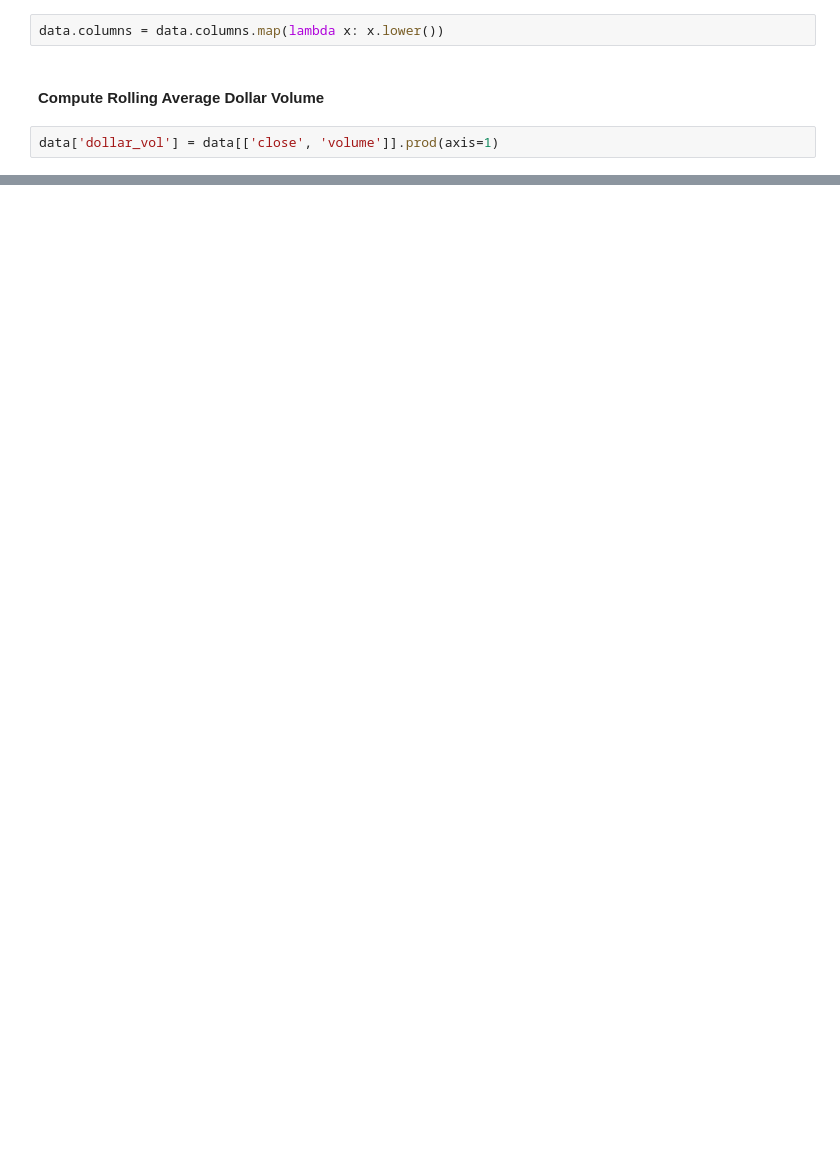
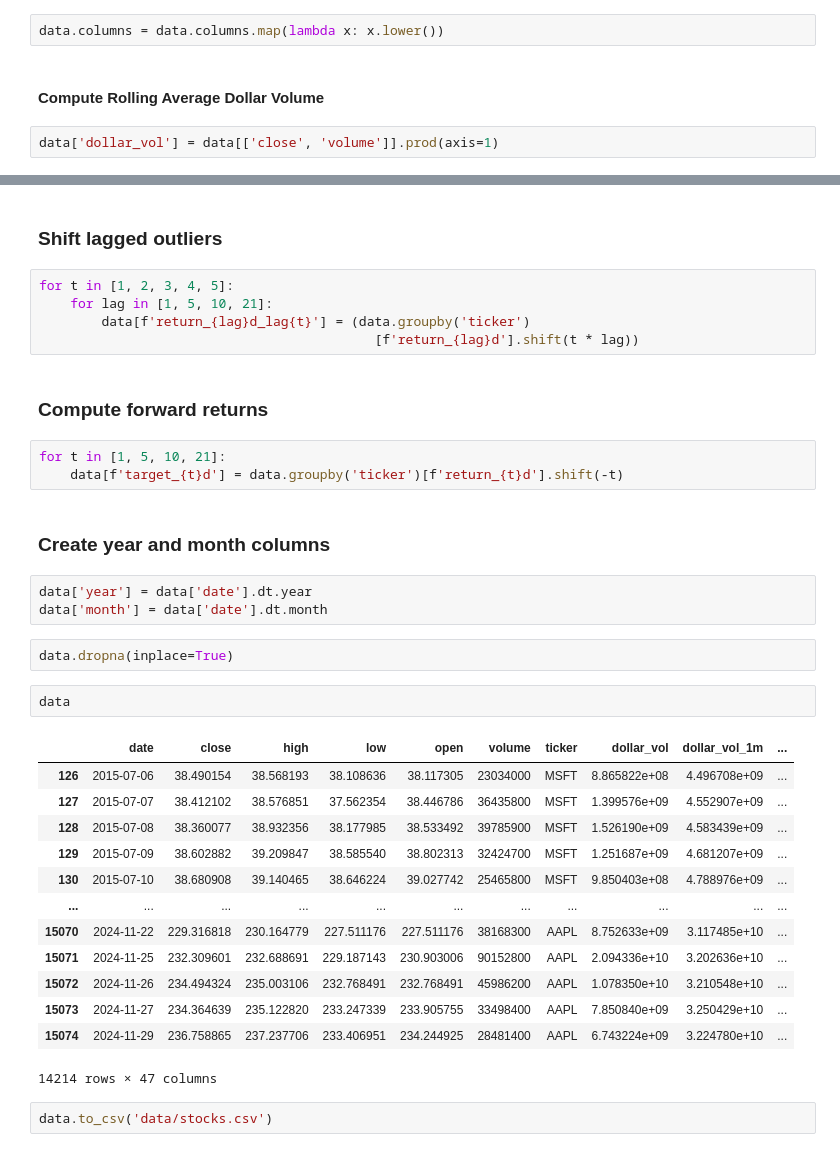
Before and after one commit to hontarea/time_series_forecasting, a Jupyter notebook: data_preparation.ipynb, the cells around one changed output, grey strips where cells are left out. Saved outputs shown, nothing was run; the diff lists cells and outputs as text; blank space fills up the shorter version.

```diff
--- a/data_preparation.ipynb
+++ b/data_preparation.ipynb
@@ -167,0 +302,37 @@ KeyError: 'ticker'
+# %% [markdown]
+### Shift lagged outliers
+# %%
+for t in [1, 2, 3, 4, 5]:
+    for lag in [1, 5, 10, 21]:
+        data[f'return_{lag}d_lag{t}'] = (data.groupby('ticker')
+                                           [f'return_{lag}d'].shift(t * lag))
+# %% [markdown]
+### Compute forward returns
+# %%
+for t in [1, 5, 10, 21]:
+    data[f'target_{t}d'] = data.groupby('ticker')[f'return_{t}d'].shift(-t)
+# %% [markdown]
+### Create year and month columns
+# %%
+data['year'] = data['date'].dt.year
+data['month'] = data['date'].dt.month
+# %%
+data.dropna(inplace=True)
+# %%
+data
+# %% [output]
+|  | date | close | high | low | open | volume | ticker | dollar_vol | dollar_vol_1m | ... |
+| 126 | 2015-07-06 | 38.490154 | 38.568193 | 38.108636 | 38.117305 | 23034000 | MSFT | 8.865822e+08 | 4.496708e+09 | ... |
+| 127 | 2015-07-07 | 38.412102 | 38.576851 | 37.562354 | 38.446786 | 36435800 | MSFT | 1.399576e+09 | 4.552907e+09 | ... |
+| 128 | 2015-07-08 | 38.360077 | 38.932356 | 38.177985 | 38.533492 | 39785900 | MSFT | 1.526190e+09 | 4.583439e+09 | ... |
+| 129 | 2015-07-09 | 38.602882 | 39.209847 | 38.585540 | 38.802313 | 32424700 | MSFT | 1.251687e+09 | 4.681207e+09 | ... |
+| 130 | 2015-07-10 | 38.680908 | 39.140465 | 38.646224 | 39.027742 | 25465800 | MSFT | 9.850403e+08 | 4.788976e+09 | ... |
+| ... | ... | ... | ... | ... | ... | ... | ... | ... | ... | ... |
+| 15070 | 2024-11-22 | 229.316818 | 230.164779 | 227.511176 | 227.511176 | 38168300 | AAPL | 8.752633e+09 | 3.117485e+10 | ... |
+| 15071 | 2024-11-25 | 232.309601 | 232.688691 | 229.187143 | 230.903006 | 90152800 | AAPL | 2.094336e+10 | 3.202636e+10 | ... |
+| 15072 | 2024-11-26 | 234.494324 | 235.003106 | 232.768491 | 232.768491 | 45986200 | AAPL | 1.078350e+10 | 3.210548e+10 | ... |
+| 15073 | 2024-11-27 | 234.364639 | 235.122820 | 233.247339 | 233.905755 | 33498400 | AAPL | 7.850840e+09 | 3.250429e+10 | ... |
+| 15074 | 2024-11-29 | 236.758865 | 237.237706 | 233.406951 | 234.244925 | 28481400 | AAPL | 6.743224e+09 | 3.224780e+10 | ... |
+14214 rows × 47 columns
+# %%
+data.to_csv('data/stocks.csv')
```
Also changed, not shown: parts of 30 cells of this notebook.
